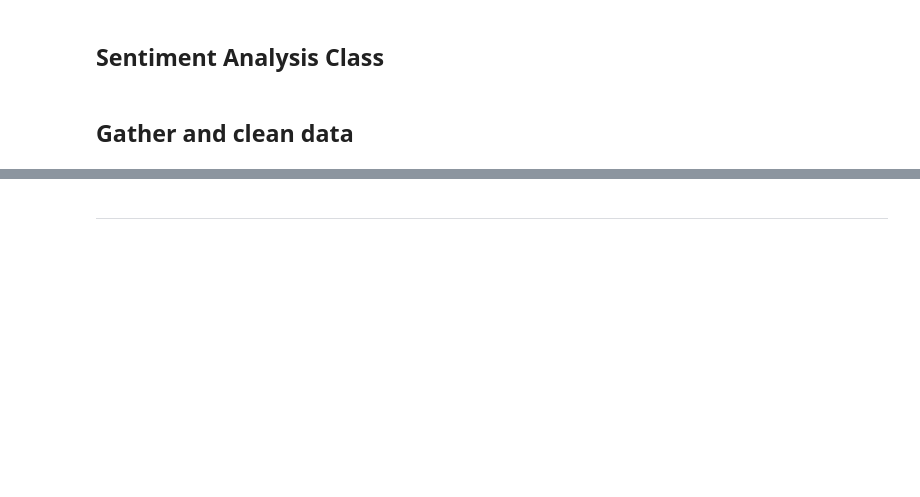
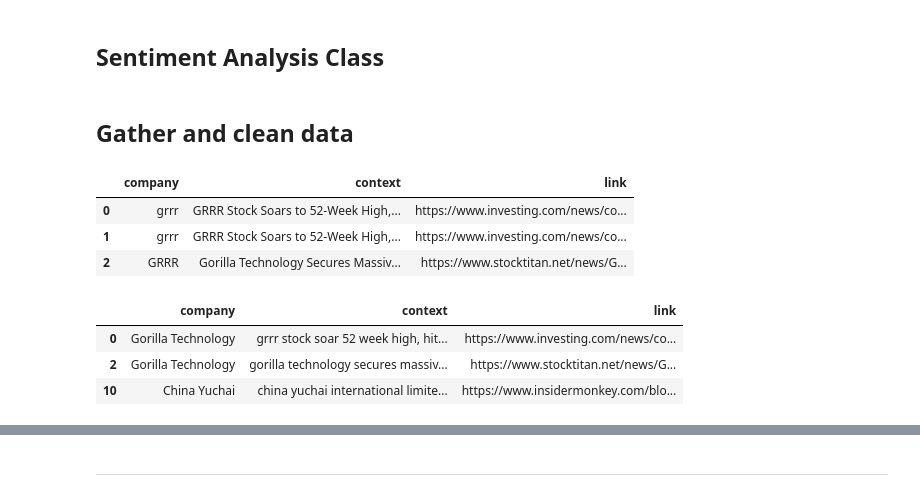
Before and after one commit to TheKusz/Python_DSM020-2024-OCT, a Jupyter notebook: Final Coursework/final coursework.ipynb, the cells around one changed output, grey strips where cells are left out. Cells and saved outputs as stored; diff of their text form; code cells hidden in the pictures; blank space fills up the shorter version.

```diff
--- a/Final Coursework/final coursework.ipynb
+++ b/Final Coursework/final coursework.ipynb
@@ -116,6 +116,7 @@ from io import StringIO
 from contextlib import redirect_stdout
 import inspect
 import sqlite3
+import pandas as pd
 
 STOCK_DB = "%sql sqlite:///stockAnalysis.db"
 MOCK_DB = "%sql sqlite:///:memory:"
@@ -214,6 +215,9 @@ class StockAnalysisDB:
         except sql.IntegrityError as e:
             print(f"SQL Select failed due to integrity error: {e}")
             raise
+
+    def select_data_as_df(self, table):
+        return pd.DataFrame(self.select(table))
 # %% [markdown]
 # Class to handle, clean and transform data
 - Fetches raw data from DB
@@ -914,0 +955,19 @@ class StockContextAnalyzer:
+# %%
+stock_info_df = handler.stock_db.select_data_as_df("stock_info")
+company_context_df = handler.stock_db.select_data_as_df("company_context")
+# %%
+company_context_df.head(3)
+# %% [output]
+|  | company | context | link |
+| 0 | grrr | GRRR Stock Soars to 52-Week High,... | https://www.investing.com/news/co... |
+| 1 | grrr | GRRR Stock Soars to 52-Week High,... | https://www.investing.com/news/co... |
+| 2 | GRRR | Gorilla Technology Secures Massiv... | https://www.stocktitan.net/news/G... |
+# %%
+clean_df = handler.clean_context_data(company_context_df)
+clean_df = handler.clean_company_col_in_context(clean_df, stock_info_df)
+clean_df.head(3)
+# %% [output]
+|  | company | context | link |
+| 0 | Gorilla Technology | grrr stock soar 52 week high, hit... | https://www.investing.com/news/co... |
+| 2 | Gorilla Technology | gorilla technology secures massiv... | https://www.stocktitan.net/news/G... |
+| 10 | China Yuchai | china yuchai international limite... | https://www.insidermonkey.com/blo... |
```
Also changed, not shown: parts of 13 cells of this notebook.
